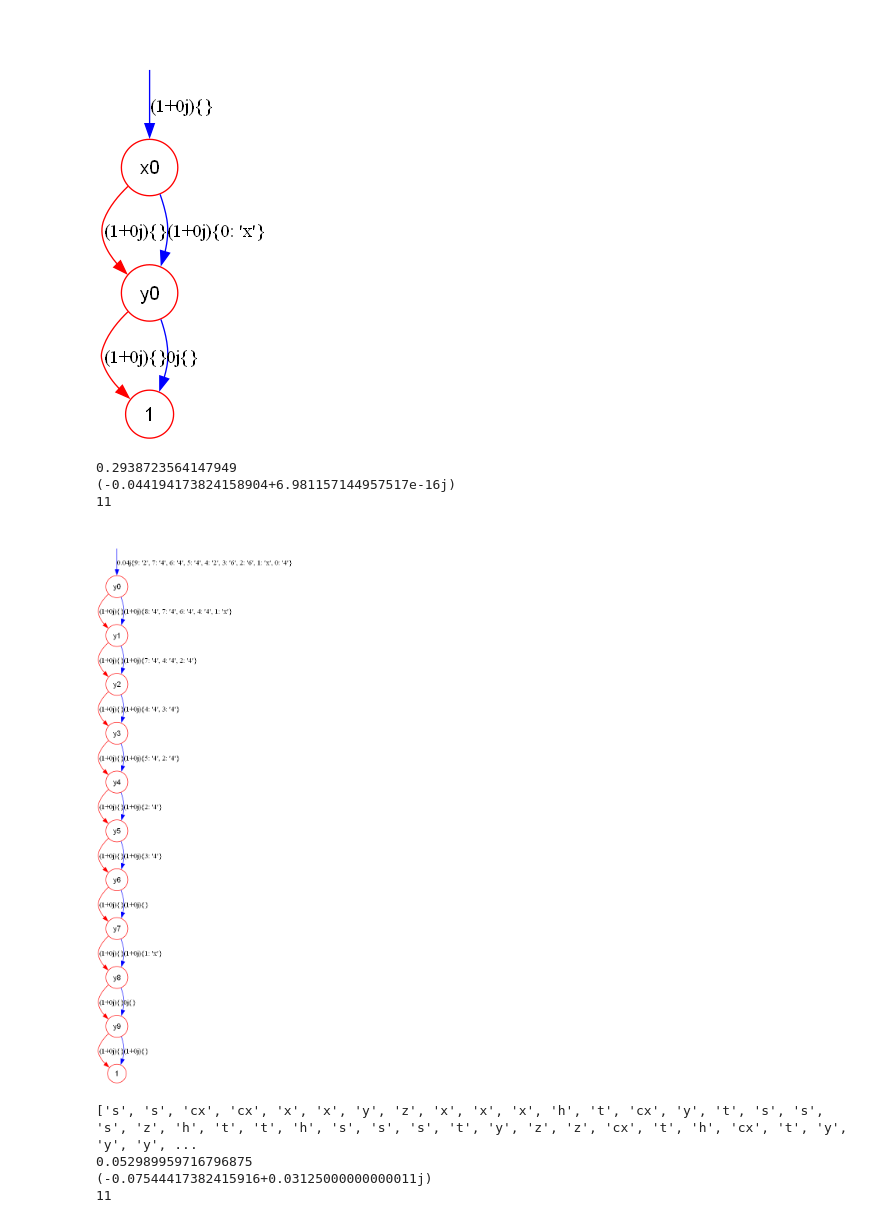
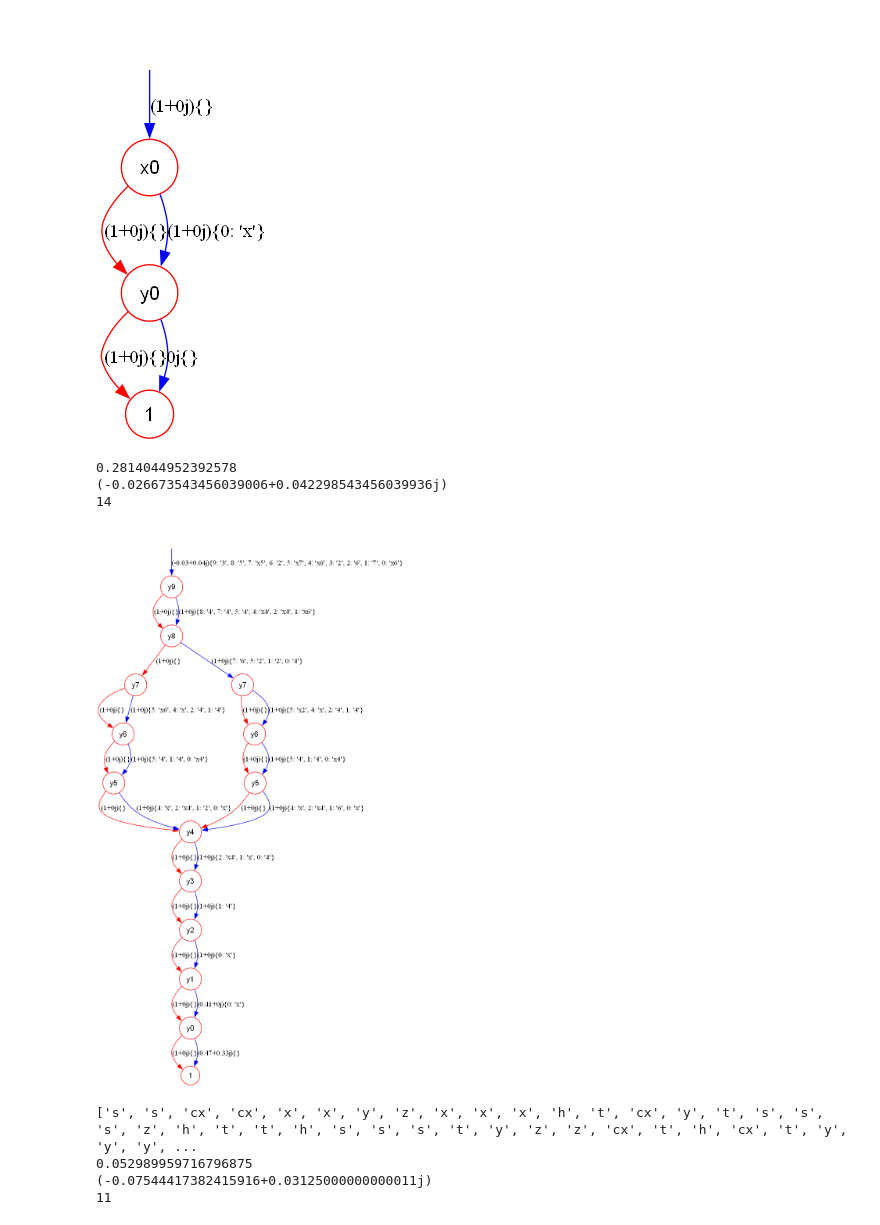
Before and after one commit to Veriqc/LimTDD, a Jupyter notebook: Test.ipynb, the cells around one changed output. Cells and saved outputs as stored; diff of their text form; code cells hidden in the pictures.

```diff
--- a/Test.ipynb
+++ b/Test.ipynb
@@ -25,24 +25,25 @@ ts1.tdd().show()
 [figure]
 # %%
 path='Benchmarks/'
-file_name="2time.qasm"
+file_name="test1.qasm"
 cir = QuantumCircuit.from_qasm_file(path+file_name)
 tn,all_indexs = cir_2_tn(cir)
 add_inputs(tn,[0]*10,10)
+all_indexs.reverse()
 Ini_TDD(index_order=all_indexs)
 set_root_of_unit(2**3)
 t_start=time.time()
 tdd=tn.cont()
 print(time.time()-t_start)
 print(tdd.weight)
 print(tdd.node_number())
-tdd=renormalize(tdd)
+# tdd=renormalize(tdd)
 tdd.show()
 # %% [output]
-0.2938723564147949
-(-0.044194173824158904+6.981157144957517e-16j)
-11
+0.2814044952392578
+(-0.026673543456039006+0.042298543456039936j)
+14
-[figure, old version]
+[figure, new version]
 # %%
 n=10
 m=100
```
Also changed, not shown: 1 other file.
